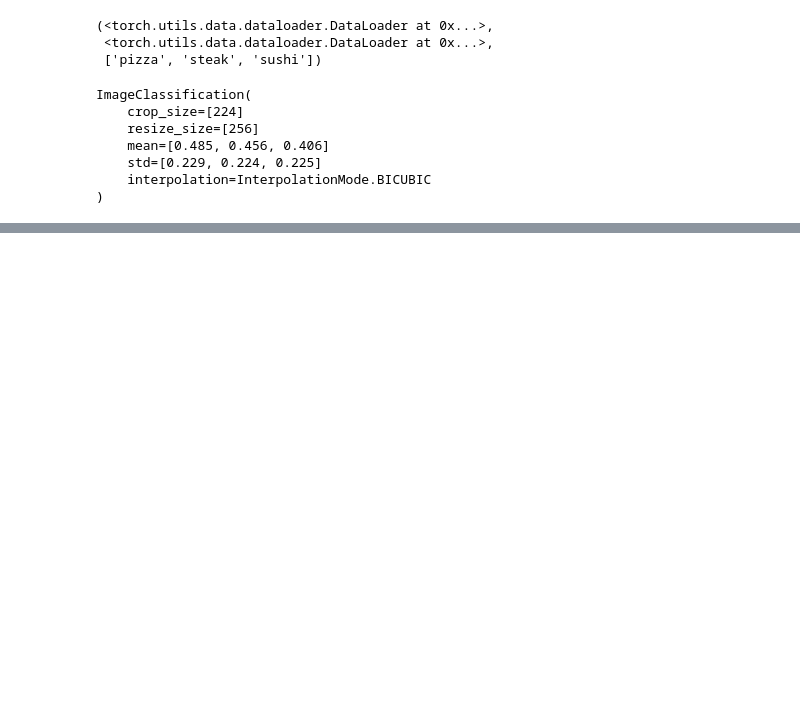
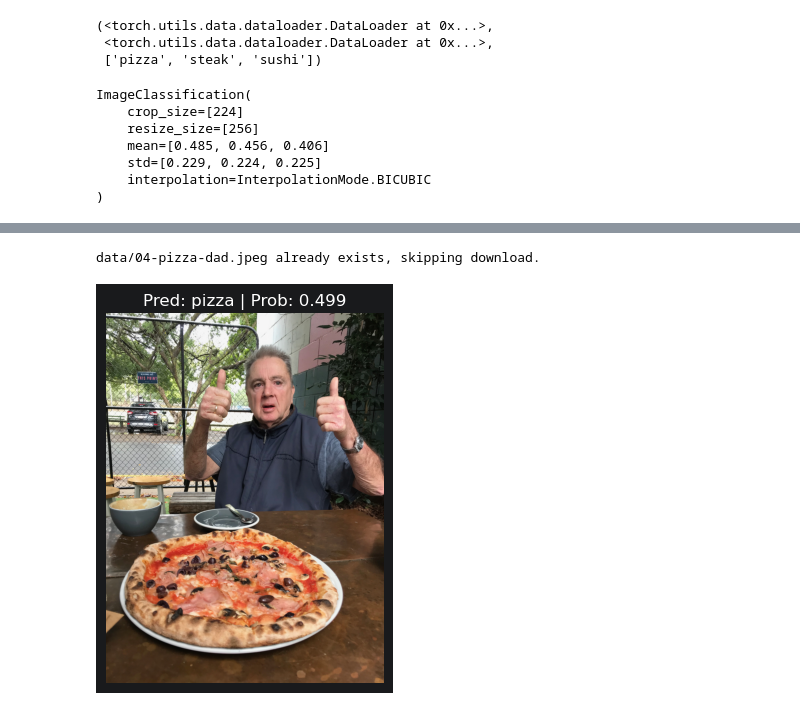
Before and after one commit to JeffJin/py-ai, a Jupyter notebook: pytorch/transfer-learning.ipynb, the cells around one changed output, grey strips where cells are left out. Saved outputs shown, nothing was run; the diff lists cells and outputs as text; code cells hidden in the pictures; blank space fills up the shorter version.

```diff
--- a/pytorch/transfer-learning.ipynb
+++ b/pytorch/transfer-learning.ipynb
@@ -198,0 +195,9 @@ KeyboardInterrupt:
+# %%
+# Create training and testing DataLoaders as well as get a list of class names
+train_dataloader, test_dataloader, class_names = data_setup.create_dataloaders(train_dir=train_dir,
+                                                                               test_dir=test_dir,
+                                                                               transform=auto_transforms, # perform same data transforms on our own data as the pretrained model
+                                                                               batch_size=32, # set mini-batch size to 32
+                                                                               num_workers=NUM_WORKERS)
+
+train_dataloader, test_dataloader, class_names
@@ -225,0 +404,24 @@ Estimated Total Size (MB): 3492.77
+# %%
+# Download custom image
+import requests
+
+# Setup custom image path
+custom_image_path = data_path / "04-pizza-dad.jpeg"
+
+# Download the image if it doesn't already exist
+if not custom_image_path.is_file():
+    with open(custom_image_path, "wb") as f:
+        # When downloading from GitHub, need to use the "raw" file link
+        request = requests.get("https://raw.githubusercontent.com/mrdbourke/pytorch-deep-learning/main/images/04-pizza-dad.jpeg")
+        print(f"Downloading {custom_image_path}...")
+        f.write(request.content)
+else:
+    print(f"{custom_image_path} already exists, skipping download.")
+
+# Predict on custom image
+pred_and_plot_image(model=model,
+                    image_path=custom_image_path,
+                    class_names=class_names)
+# %% [output]
+data/04-pizza-dad.jpeg already exists, skipping download.
+[figure, added]
```
Also changed, not shown: parts of 17 cells of this notebook, 1 other file.
